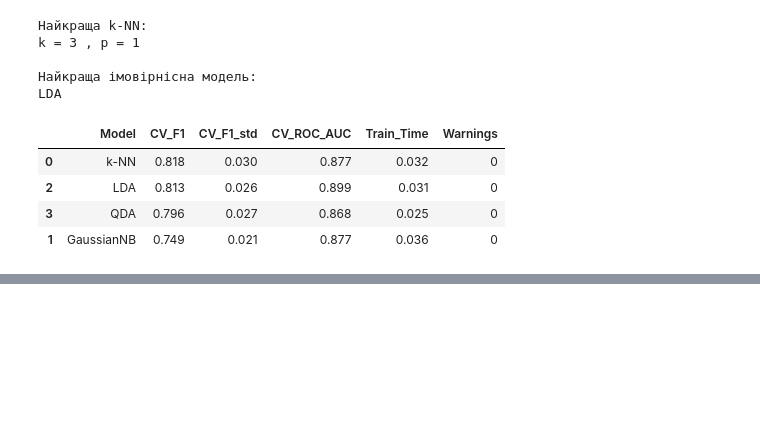
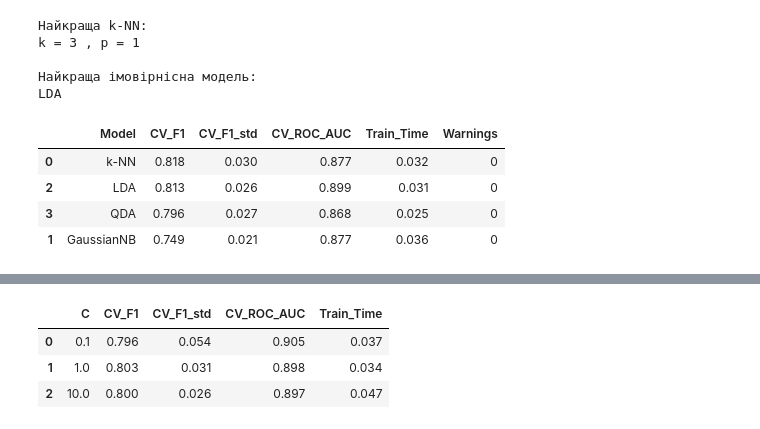
Before and after one commit to dimonkOHYRY111/pattern-recognition-practice, a Jupyter notebook: classification-mini-project/notebooks/PR04_Kochura_Dmytro.ipynb, the cells around one changed output, grey strips where cells are left out. Cells and saved outputs as stored; diff of their text form; code cells hidden in the pictures; blank space fills up the shorter version.

```diff
--- a/classification-mini-project/notebooks/PR04_Kochura_Dmytro.ipynb
+++ b/classification-mini-project/notebooks/PR04_Kochura_Dmytro.ipynb
@@ -1010,0 +1019,35 @@ LDA
+# %%
+
+linear_results = []
+
+for c in [0.1, 1, 10]:
+
+    model = make_model_pipeline(
+        SVC(kernel="linear", C=c),
+        scale=True
+    )
+
+    scores = cross_validate(
+        model,
+        X_train,
+        y_train,
+        cv=cv,
+        scoring=scoring
+    )
+
+    linear_results.append({
+        "C": c,
+        "CV_F1": scores["test_f1"].mean(),
+        "CV_F1_std": scores["test_f1"].std(),
+        "CV_ROC_AUC": scores["test_roc_auc"].mean(),
+        "Train_Time": scores["fit_time"].mean()
+    })
+
+linear_df = pd.DataFrame(linear_results)
+
+display(linear_df.round(3))
+# %% [output]
+|  | C | CV_F1 | CV_F1_std | CV_ROC_AUC | Train_Time |
+| 0 | 0.1 | 0.796 | 0.054 | 0.905 | 0.037 |
+| 1 | 1.0 | 0.803 | 0.031 | 0.898 | 0.034 |
+| 2 | 10.0 | 0.800 | 0.026 | 0.897 | 0.047 |
```
Also changed, not shown: parts of 13 cells of this notebook.
